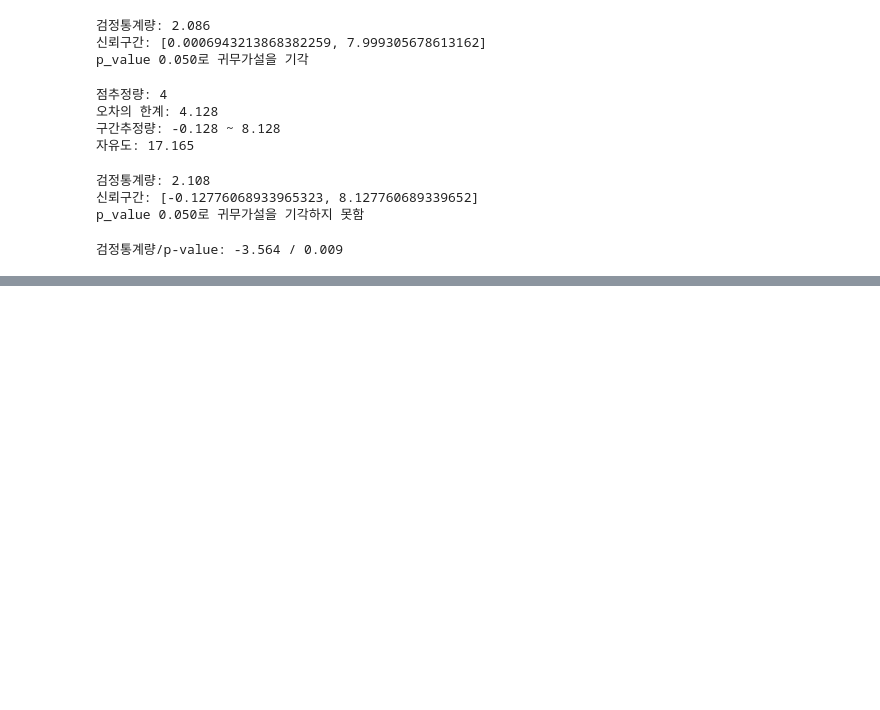
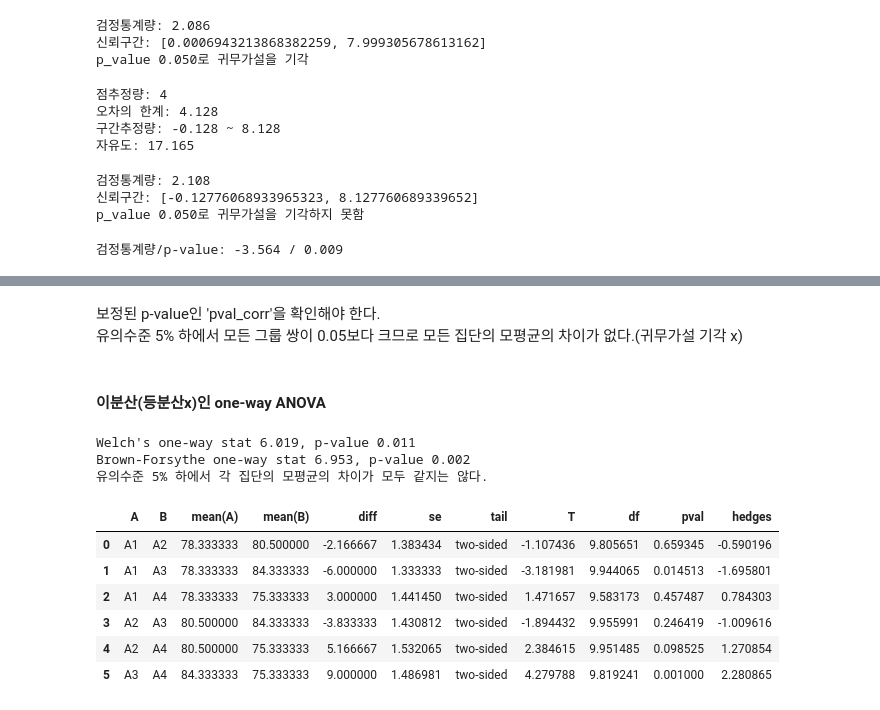
Before and after one commit to qiwerr1004/ADP_go, a Jupyter notebook: final/book/CHAP5.가설검정.ipynb, the cells around one changed output, grey strips where cells are left out. Cells and saved outputs as stored; diff of their text form; code cells hidden in the pictures; blank space fills up the shorter version.

```diff
--- a/final/book/CHAP5.가설검정.ipynb
+++ b/final/book/CHAP5.가설검정.ipynb
@@ -456,0 +1014,51 @@ se
+# %% [markdown]
+보정된 p-value인 'pval_corr'을 확인해야 한다.
+유의수준 5% 하에서 모든 그룹 쌍이 0.05보다 크므로 모든 집단의 모평균의 차이가 없다.(귀무가설 기각 x)
+# %% [markdown]
+####  이분산(등분산x)인 one-way ANOVA
+# %%
+#파라미터 use_var를 다르게 설정하여 다양한 분산분석 가능
+#'equal': standard anova, 'unequal': Welch anova, 'bf': Brown-Forsythe
+
+r = np.array([[76, 80, 78, 79, 83, 74],
+             [82, 75, 83, 78, 85, 80],
+             [79, 87, 88, 86, 84, 82],
+             [81, 74, 76, 78, 73, 70]]).T
+
+dt = pd.DataFrame(r, columns = ['A1', 'A2', 'A3', 'A4'])
+
+#Wehlch's one-way anova
+welch = anova_oneway(data = dt.melt()['value'],
+                    groups=dt.melt()['variable'],
+                    use_var='unequal')
+
+print(f"Welch's one-way stat {welch.statistic:.3f}, p-value {welch.pvalue:.3f}")
+
+#Brown-Forsythe
+bf = anova_oneway(data = dt.melt()['value'],
+                    groups=dt.melt()['variable'],
+                    use_var='bf')
+
+print(f"Brown-Forsythe one-way stat {bf.statistic:.3f}, p-value {bf.pvalue:.3f}")
+
+print("유의수준 5% 하에서 각 집단의 모평균의 차이가 모두 같지는 않다.")
+# %% [output]
+Welch's one-way stat 6.019, p-value 0.011
+Brown-Forsythe one-way stat 6.953, p-value 0.002
+유의수준 5% 하에서 각 집단의 모평균의 차이가 모두 같지는 않다.
+# %%
+# 사후검정: GamesHowell
+from pingouin import pairwise_gameshowell
+
+dt = dt.melt()
+
+gw = pairwise_gameshowell(data = dt, dv='value', between='variable')
+display(gw)
+# %% [output]
+|  | A | B | mean(A) | mean(B) | diff | se | tail | T | df | pval | hedges |
+| 0 | A1 | A2 | 78.333333 | 80.500000 | -2.166667 | 1.383434 | two-sided | -1.107436 | 9.805651 | 0.659345 | -0.590196 |
+| 1 | A1 | A3 | 78.333333 | 84.333333 | -6.000000 | 1.333333 | two-sided | -3.181981 | 9.944065 | 0.014513 | -1.695801 |
+| 2 | A1 | A4 | 78.333333 | 75.333333 | 3.000000 | 1.441450 | two-sided | 1.471657 | 9.583173 | 0.457487 | 0.784303 |
+| 3 | A2 | A3 | 80.500000 | 84.333333 | -3.833333 | 1.430812 | two-sided | -1.894432 | 9.955991 | 0.246419 | -1.009616 |
+| 4 | A2 | A4 | 80.500000 | 75.333333 | 5.166667 | 1.532065 | two-sided | 2.384615 | 9.951485 | 0.098525 | 1.270854 |
+| 5 | A3 | A4 | 84.333333 | 75.333333 | 9.000000 | 1.486981 | two-sided | 4.279788 | 9.819241 | 0.001000 | 2.280865 |
```
Also changed, not shown: parts of 39 cells of this notebook.
